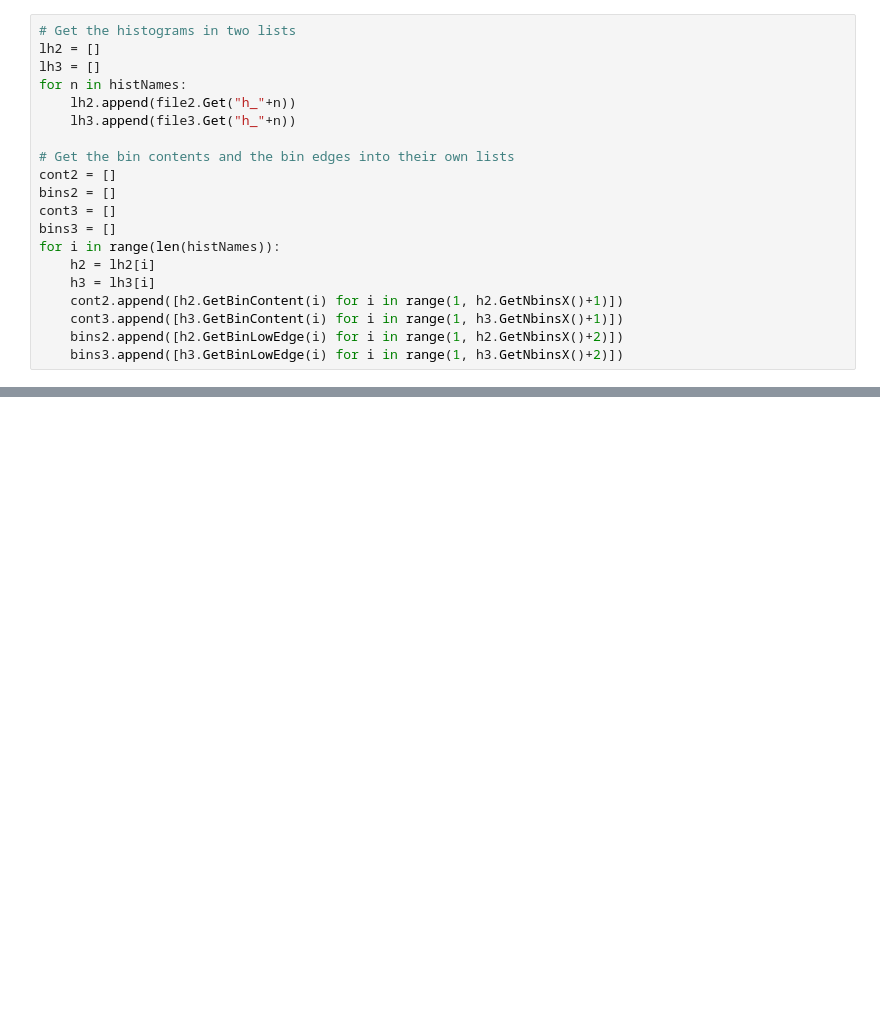
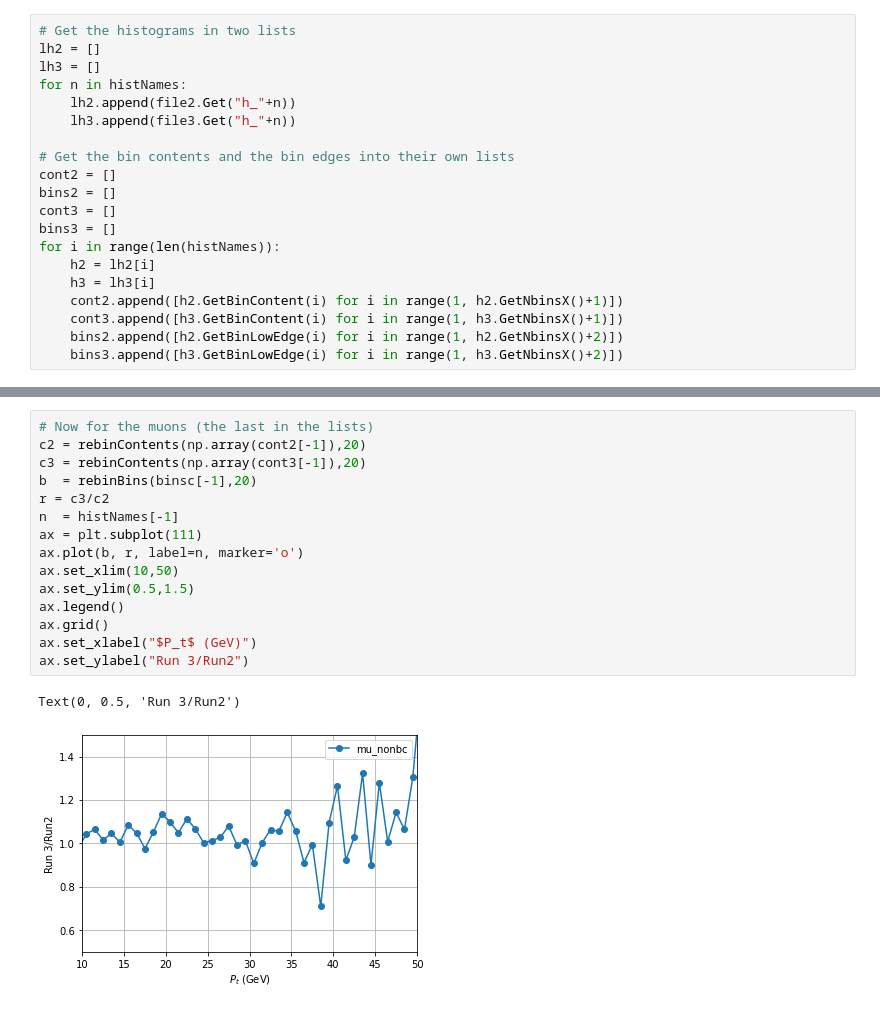
Before and after one commit to erfz/milliq_mcgen, a Jupyter notebook: mesonPt/compare_Run2_Run3.ipynb, the cells around one changed output, grey strips where cells are left out. Drawn from its saved outputs; the diff is of its cells as text; blank space fills up the shorter version.

```diff
--- a/mesonPt/compare_Run2_Run3.ipynb
+++ b/mesonPt/compare_Run2_Run3.ipynb
@@ -64,0 +88,18 @@ plt.tight_layout()
+# %%
+# Now for the muons (the last in the lists)
+c2 = rebinContents(np.array(cont2[-1]),20)
+c3 = rebinContents(np.array(cont3[-1]),20)
+b  = rebinBins(binsc[-1],20)
+r = c3/c2
+n  = histNames[-1]
+ax = plt.subplot(111)
+ax.plot(b, r, label=n, marker='o')
+ax.set_xlim(10,50)
+ax.set_ylim(0.5,1.5)
+ax.legend()
+ax.grid()
+ax.set_xlabel("$P_t$ (GeV)")
+ax.set_ylabel("Run 3/Run2")
+# %% [output]
+Text(0, 0.5, 'Run 3/Run2')
+[figure, added]
```
Also changed, not shown: parts of 5 cells of this notebook.
